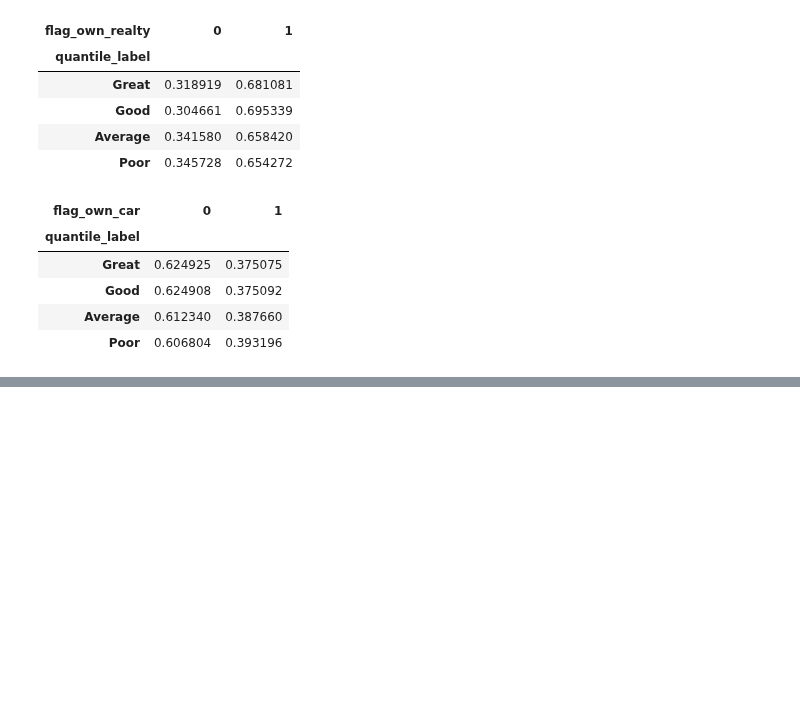
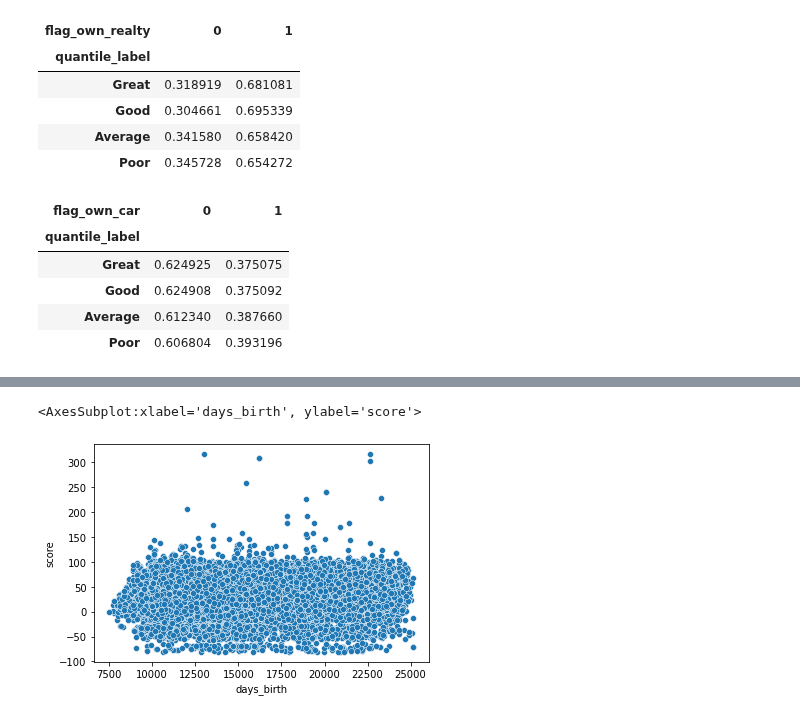
Before and after one commit to credit-risk-management-predictor/credit-risk-management-predictor, a Jupyter notebook: matt_explore2.ipynb, the cells around one changed output, grey strips where cells are left out. Cells and saved outputs as stored; diff of their text form; code cells hidden in the pictures; blank space fills up the shorter version.

Commit message:
exploring new data

```diff
--- a/matt_explore2.ipynb
+++ b/matt_explore2.ipynb
@@ -201,0 +237,5 @@ pd.crosstab(train.quantile_label, train.flag_own_car).apply(lambda r: r/r.sum(),
+# %%
+sns.scatterplot(data=train, x='days_birth', y='score')
+# %% [output]
+<AxesSubplot:xlabel='days_birth', ylabel='score'>
+[figure, added]
```
Also changed, not shown: parts of 25 cells of this notebook.
